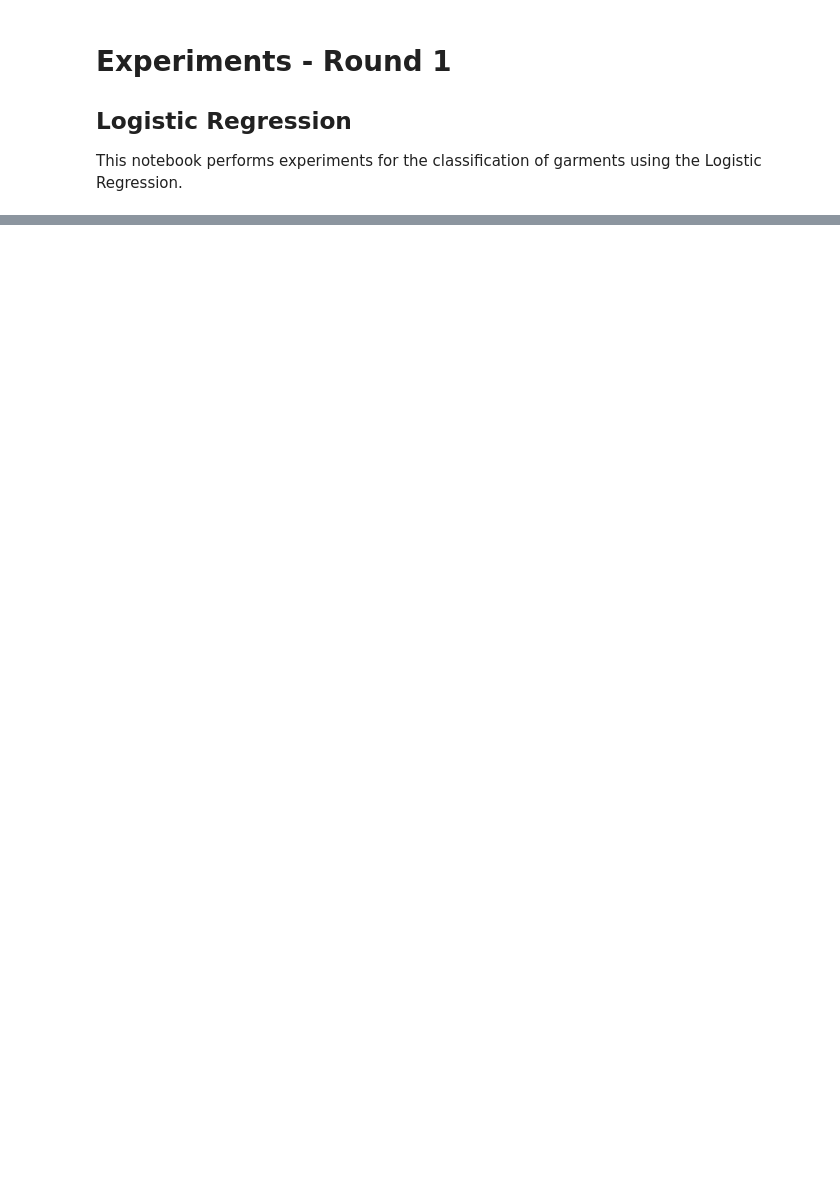
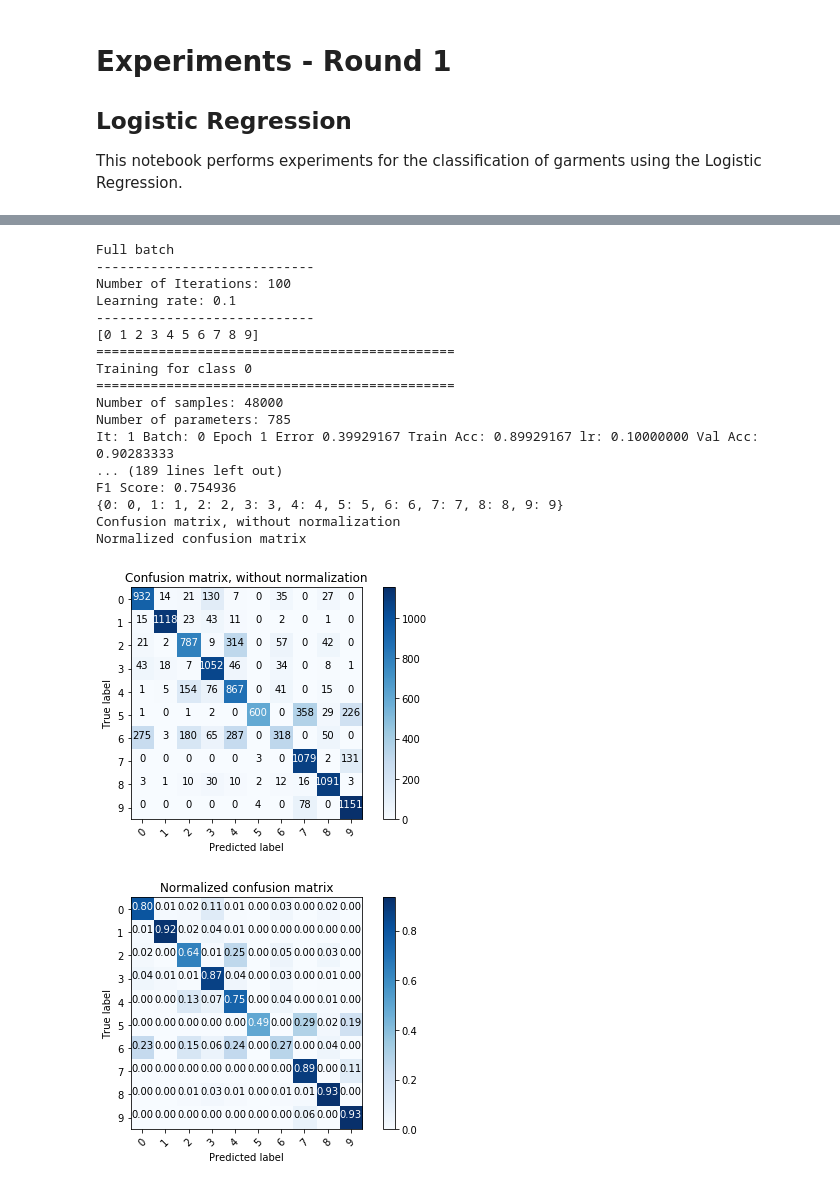
Before and after one commit to azaelmsousa/LogisticRegression-ANN, a Jupyter notebook: notebooks/Experiments - Round 1.ipynb, the cells around one changed output, grey strips where cells are left out. Cells and saved outputs as stored; diff of their text form; code cells hidden in the pictures; blank space fills up the shorter version.

Commit message:
Experiments with lr fixed and altering the number of iterations

```diff
--- a/notebooks/Experiments - Round 1.ipynb
+++ b/notebooks/Experiments - Round 1.ipynb
@@ -89,0 +10,44 @@ Normalized confusion matrix
+# %%
+X, y, _, _  = dataset_helper.load_fasion_mnist()
+
+X_train, X_val, y_train, y_val = train_test_split(X, y, test_size=0.2, random_state=1)
+# %%
+lr = .1
+max_iter = 100
+batch_sz = 256
+print_interval = 10
+
+print("")
+print("Full batch")
+print("----------------------------")
+print("Number of Iterations:",max_iter)
+print("Learning rate:",lr)
+print("----------------------------")
+start = time.process_time()
+theta = SGD_one_vs_all(lr, max_iter, X_train, y_train, batch_type='Full',
+                      batch_sz=batch_sz, print_interval=print_interval,
+                      X_val=X_val, y_val = y_val,
+                      )
+print("Time Spent ", time.process_time() - start)
+y_pred = classify(theta, X_val, binary=False)
+evalute_multiclass(y_val, y_pred)
+# %% [output]
+Full batch
+----------------------------
+Number of Iterations: 100
+Learning rate: 0.1
+----------------------------
+[0 1 2 3 4 5 6 7 8 9]
+==============================================
+Training for class 0
+==============================================
+Number of samples: 48000
+Number of parameters: 785
+It: 1 Batch: 0 Epoch 1 Error 0.39929167 Train Acc: 0.89929167 lr: 0.10000000 Val Acc: 0.90283333
+... (189 lines left out)
+F1 Score: 0.754936
+{0: 0, 1: 1, 2: 2, 3: 3, 4: 4, 5: 5, 6: 6, 7: 7, 8: 8, 9: 9}
+Confusion matrix, without normalization
+Normalized confusion matrix
+[figure, added]
+[figure, added]
```
Also changed, not shown: parts of 8 cells of this notebook.
